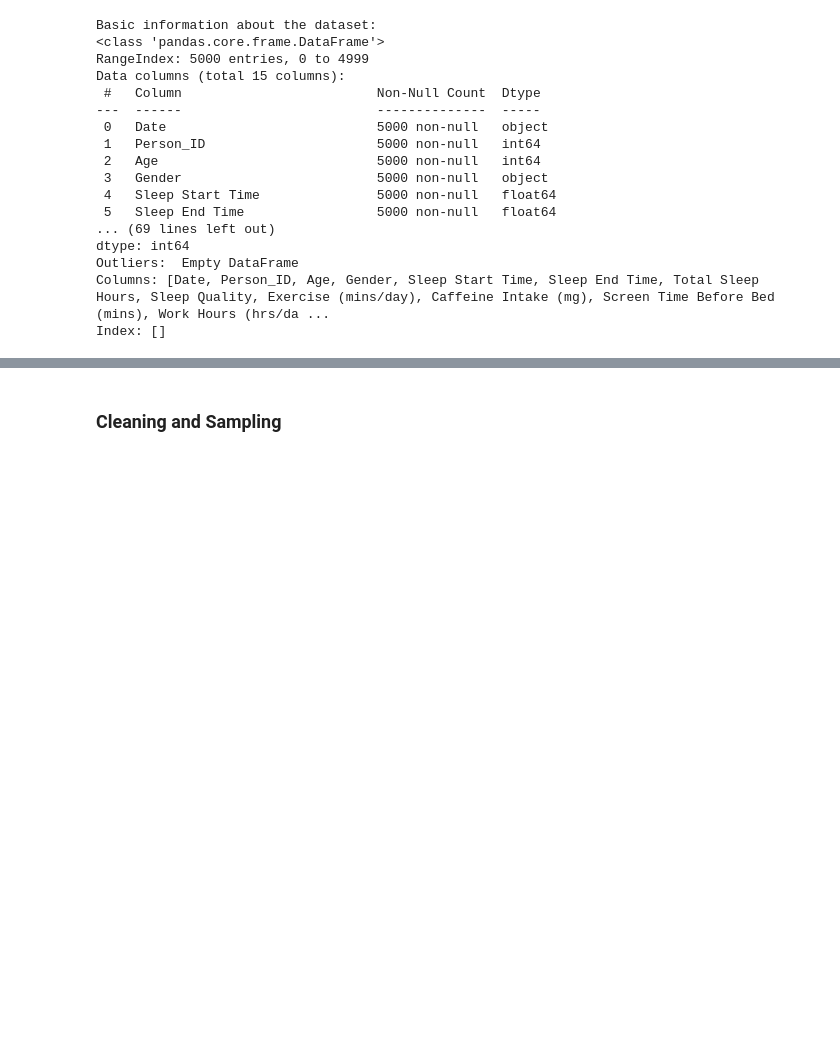
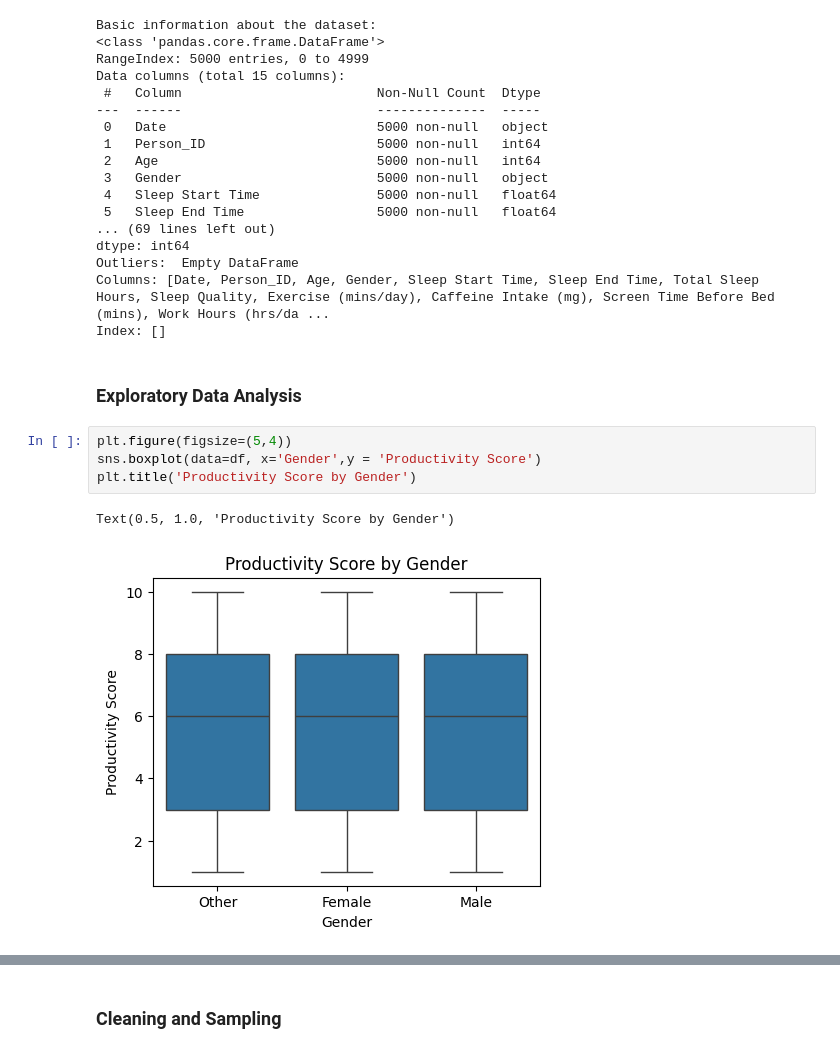
Before and after one commit to he-larious/hibernet, a Jupyter notebook: hibernet.ipynb, the cells around one changed output, grey strips where cells are left out. Cells and saved outputs as stored; diff of their text form; blank space fills up the shorter version.

```diff
--- a/hibernet.ipynb
+++ b/hibernet.ipynb
@@ -62,3 +62,12 @@ dtype: int64
 Outliers:  Empty DataFrame
 Columns: [Date, Person_ID, Age, Gender, Sleep Start Time, Sleep End Time, Total Sleep Hours, Sleep Quality, Exercise (mins/day), Caffeine Intake (mg), Screen Time Before Bed (mins), Work Hours (hrs/da ...
 Index: []
+# %% [markdown]
+### Exploratory Data Analysis
+# %%
+plt.figure(figsize=(5,4))
+sns.boxplot(data=df, x='Gender',y = 'Productivity Score')
+plt.title('Productivity Score by Gender')
+# %% [output]
+Text(0.5, 1.0, 'Productivity Score by Gender')
+[figure, added]
```
Also changed, not shown: parts of 16 cells of this notebook.
